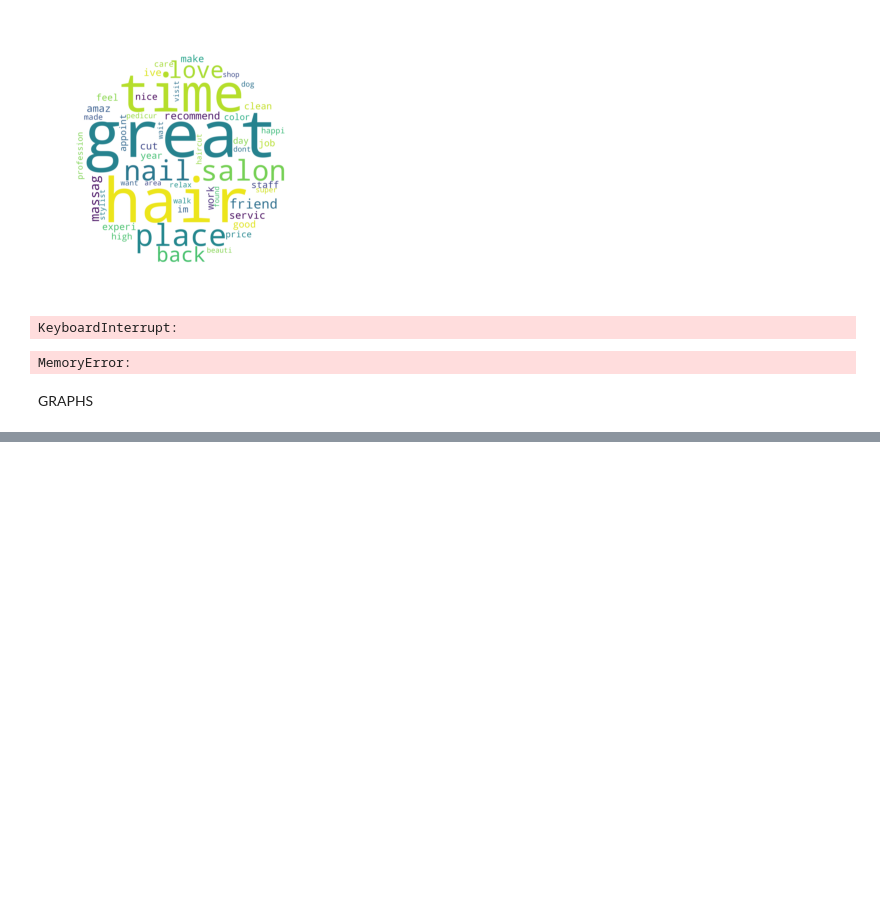
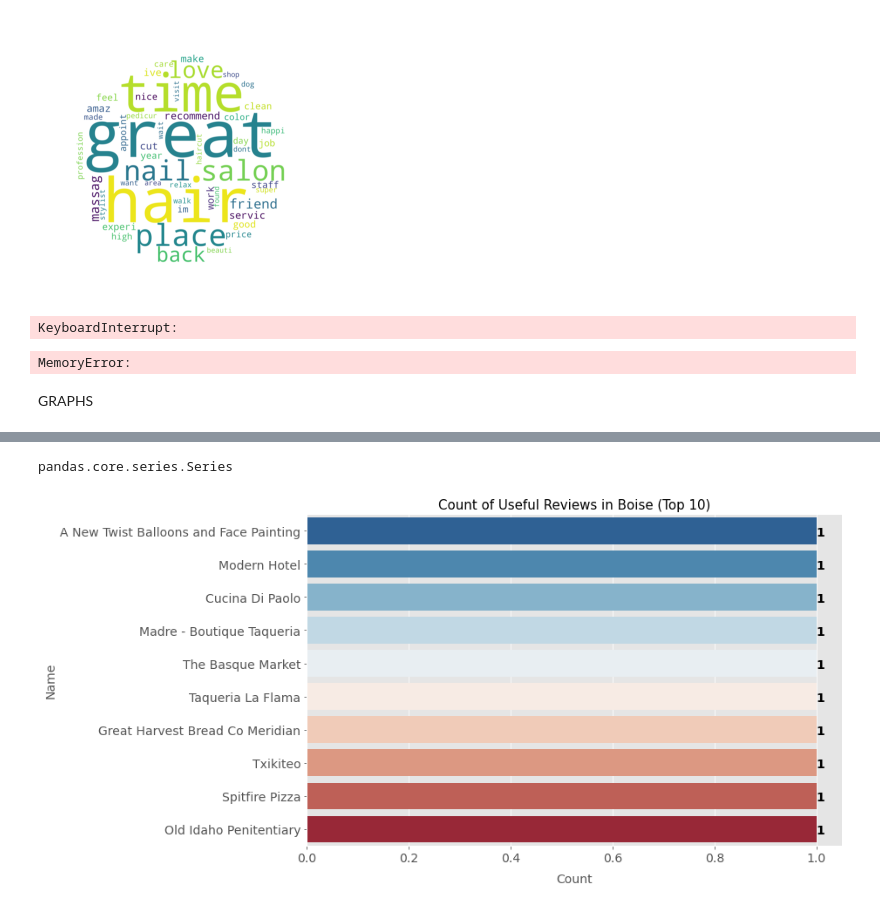
Before and after one commit to suvithkl/IntroDS-miniproject, a Jupyter notebook: app/visualisations.ipynb, the cells around one changed output, grey strips where cells are left out. Drawn from its saved outputs; the diff is of its cells as text; code cells hidden in the pictures; blank space fills up the shorter version.

Commit message:
graphs

```diff
--- a/app/visualisations.ipynb
+++ b/app/visualisations.ipynb
@@ -118,0 +141,2 @@ GRAPHS
+# %%
+activities = pd.read_json('../filut/activities_review.json')
@@ -118,0 +202,30 @@ GRAPHS
+# %%
+type(activities['categories'])
+# %% [output]
+pandas.core.series.Series
+# %%
+from matplotlib import pyplot as plt
+import seaborn as sns
+plt.style.use('ggplot')
+# Count of Positive Reviews by City (Top 10)
+plt.figure(figsize=(11,7))
+temp = activities.loc[activities['city'] == 'Boise']
+#grouped = temp.categories.value_counts()[:10]
+grouped = temp.groupby('name')['useful'].sum().sort_values(ascending=False)[:10]
+test = {'name': list(grouped.index.values), 'useful': list(grouped.values)}
+test = pd.DataFrame(test, columns=['name', 'useful'])
+#grouped.columns = ['name', 'useful']
+#grouped = temp.useful.value_counts()
+#grouped = grouped.drop(labels='Candy Stores, Shopping, Department Stores, Fast Food, Beer, Wine & Spirits, Fruits & Veggies, Chinese, Food, Ice Cream & Frozen Yogurt, Desserts, Seafood, Health Markets, Bagels, Cheese Shops, Shopping Centers, Chocolatiers & Shops, Meat Shops, Public Markets, Food Court, Wineries, Local Flavor, Ethnic Food, Restaurants, Specialty Food, Arts & Entertainment, Juice Bars & Smoothies, Seafood Markets, Farmers Market, Coffee & Tea, Bakeries, Food Stands, Dinner Theater, Sporting Goods, Grocery, Fashion')
+sns.countplot(y='name', data=test,
+               palette=sns.color_palette("RdBu_r", len(test)))
+plt.xlabel('Count', labelpad=10, fontsize=14)
+plt.ylabel('Name', fontsize=14)
+plt.title('Count of Useful Reviews in Boise (Top 10)', fontsize=15)
+plt.tick_params(labelsize=14)
+for  i, v in enumerate(test.name.value_counts()[:10]):
+   plt.text(v, int(i)+0.15, str(v), fontweight='bold', fontsize=14)
+#for i in range(len(test)):
+#    plt.text(i,int(test['useful'].iloc[i]), str(test['name'].iloc[i]), fontweight='bold', fontsize=14)
+# %% [output]
+[figure, added]
```
Also changed, not shown: parts of 10 cells of this notebook, 1 other file.
